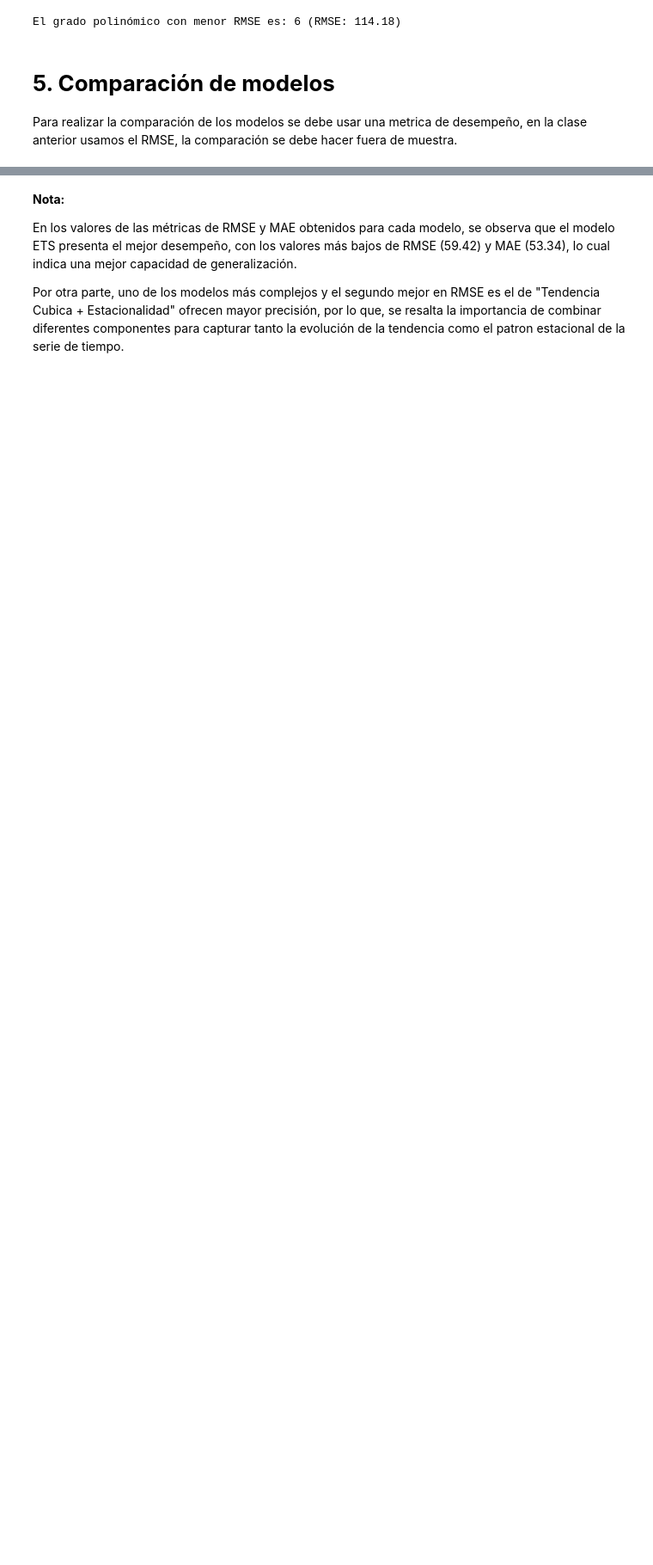
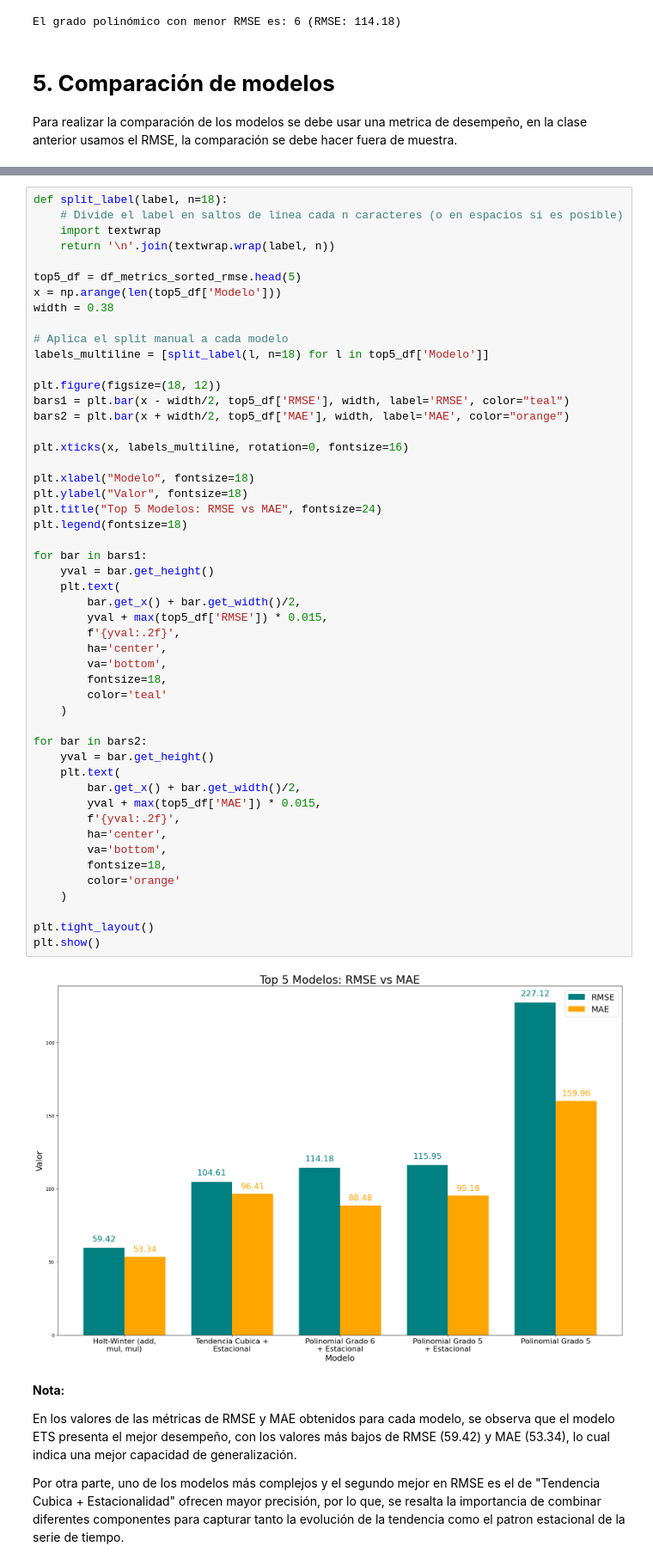
Before and after one commit to mafab9125/Fundamentos_Analitica, a Jupyter notebook: Series_de_tiempo/Taller_series_tiempo_2.ipynb, the cells around one changed output, grey strips where cells are left out. Shown at 86% size. Saved outputs shown, nothing was run; the diff lists cells and outputs as text; blank space fills up the shorter version.

```diff
--- a/Series_de_tiempo/Taller_series_tiempo_2.ipynb
+++ b/Series_de_tiempo/Taller_series_tiempo_2.ipynb
@@ -945,3 +987,55 @@ plt.show()
+# %%
+def split_label(label, n=18):
+    # Divide el label en saltos de línea cada n caracteres (o en espacios si es posible)
+    import textwrap
+    return '\n'.join(textwrap.wrap(label, n))
+
+top5_df = df_metrics_sorted_rmse.head(5)
+x = np.arange(len(top5_df['Modelo']))
+width = 0.38
+
+# Aplica el split manual a cada modelo
+labels_multiline = [split_label(l, n=18) for l in top5_df['Modelo']]
+
+plt.figure(figsize=(18, 12))
+bars1 = plt.bar(x - width/2, top5_df['RMSE'], width, label='RMSE', color="teal")
+bars2 = plt.bar(x + width/2, top5_df['MAE'], width, label='MAE', color="orange")
+
+plt.xticks(x, labels_multiline, rotation=0, fontsize=16)
+
+plt.xlabel("Modelo", fontsize=18)
+plt.ylabel("Valor", fontsize=18)
+plt.title("Top 5 Modelos: RMSE vs MAE", fontsize=24)
+plt.legend(fontsize=18)
+
+for bar in bars1:
+    yval = bar.get_height()
+    plt.text(
+        bar.get_x() + bar.get_width()/2,
+        yval + max(top5_df['RMSE']) * 0.015,
+        f'{yval:.2f}',
+        ha='center',
+        va='bottom',
+        fontsize=18,
+        color='teal'
+    )
+
+for bar in bars2:
+    yval = bar.get_height()
+    plt.text(
+        bar.get_x() + bar.get_width()/2,
+        yval + max(top5_df['MAE']) * 0.015,
+        f'{yval:.2f}',
+        ha='center',
+        va='bottom',
+        fontsize=18,
+        color='orange'
+    )
+
+plt.tight_layout()
+plt.show()
+# %% [output]
+[figure, added]
 # %% [markdown]
 **Nota:**
 
```
Also changed, not shown: parts of 21 cells of this notebook.
